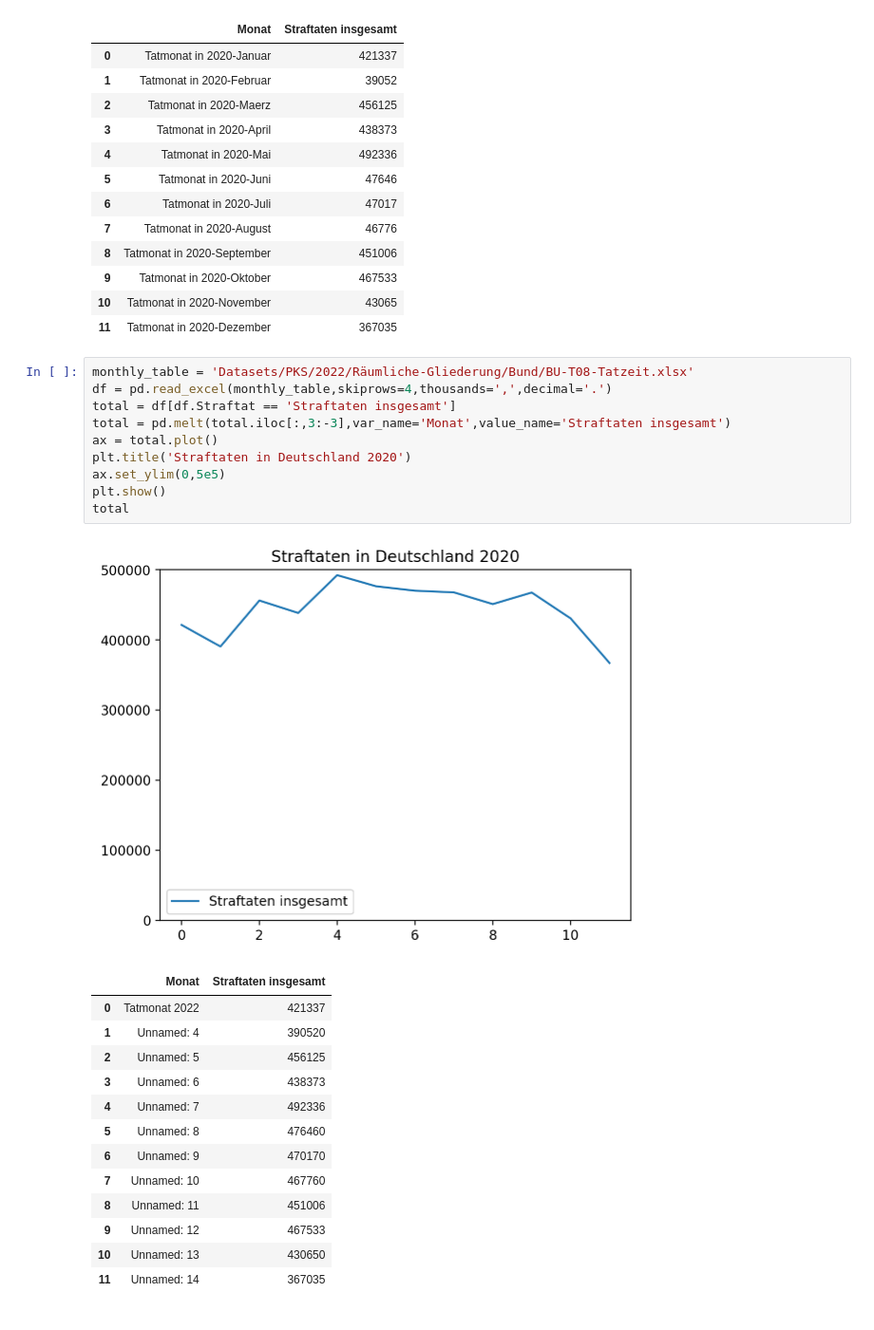
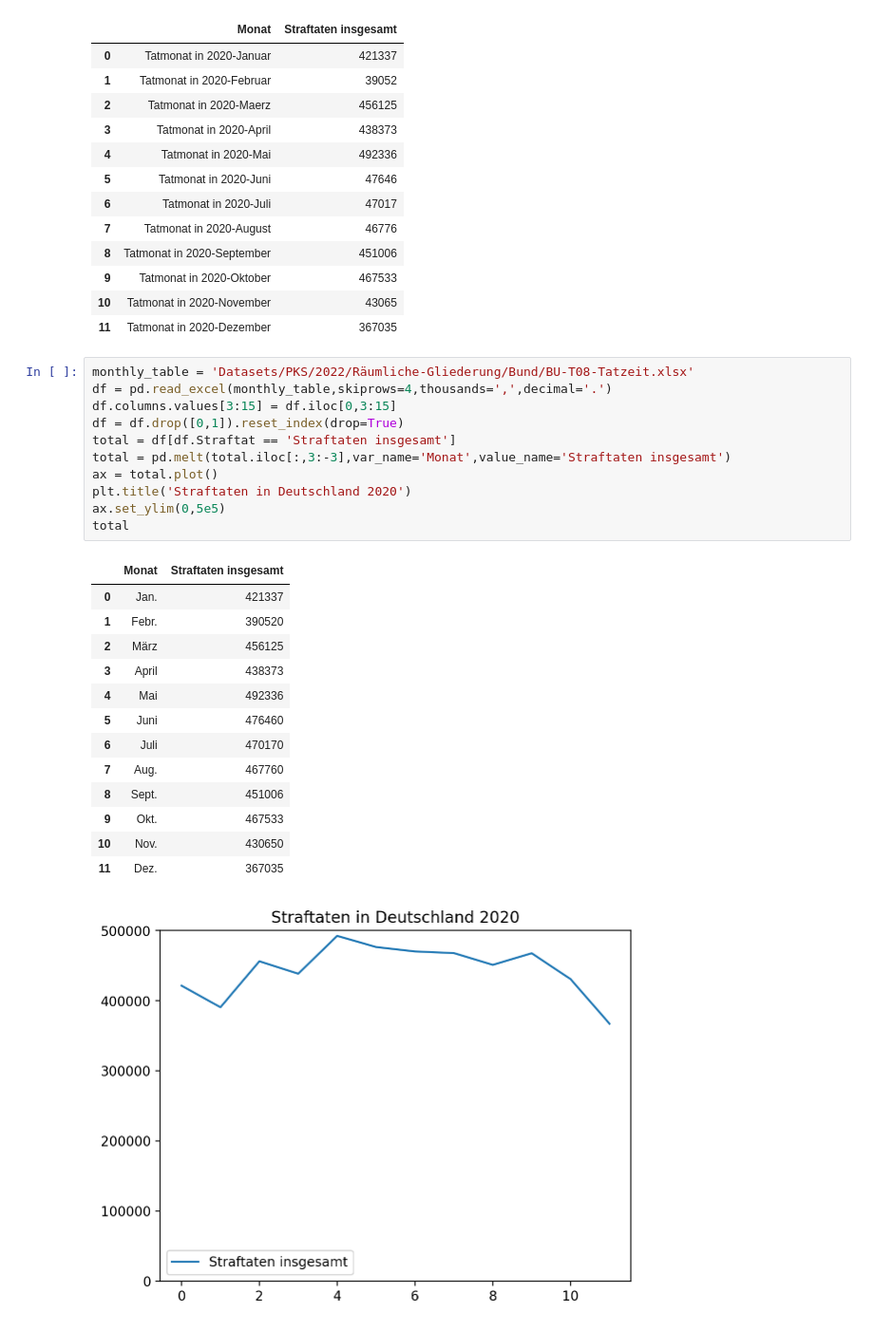
Before and after one commit to LukaslWeber/DataLit-Crime-Project, a Jupyter notebook: exploraton.ipynb, the cells around one changed output. Shown at 95% size. Drawn from its saved outputs; the diff is of its cells as text.

```diff
--- a/exploraton.ipynb
+++ b/exploraton.ipynb
@@ -83,25 +83,26 @@ total
 # %%
 monthly_table = 'Datasets/PKS/2022/Räumliche-Gliederung/Bund/BU-T08-Tatzeit.xlsx'
 df = pd.read_excel(monthly_table,skiprows=4,thousands=',',decimal='.')
+df.columns.values[3:15] = df.iloc[0,3:15]
+df = df.drop([0,1]).reset_index(drop=True)
 total = df[df.Straftat == 'Straftaten insgesamt']
 total = pd.melt(total.iloc[:,3:-3],var_name='Monat',value_name='Straftaten insgesamt')
 ax = total.plot()
 plt.title('Straftaten in Deutschland 2020')
 ax.set_ylim(0,5e5)
-plt.show()
 total
 # %% [output]
+|  | Monat | Straftaten insgesamt |
+| 0 | Jan. | 421337 |
+| 1 | Febr. | 390520 |
+| 2 | März | 456125 |
+| 3 | April | 438373 |
+| 4 | Mai | 492336 |
+| 5 | Juni | 476460 |
+| 6 | Juli | 470170 |
+| 7 | Aug. | 467760 |
+| 8 | Sept. | 451006 |
+| 9 | Okt. | 467533 |
+| 10 | Nov. | 430650 |
+| 11 | Dez. | 367035 |
 [figure]
-|  | Monat | Straftaten insgesamt |
-| 0 | Tatmonat 2022 | 421337 |
-| 1 | Unnamed: 4 | 390520 |
-| 2 | Unnamed: 5 | 456125 |
-| 3 | Unnamed: 6 | 438373 |
-| 4 | Unnamed: 7 | 492336 |
-| 5 | Unnamed: 8 | 476460 |
-| 6 | Unnamed: 9 | 470170 |
-| 7 | Unnamed: 10 | 467760 |
-| 8 | Unnamed: 11 | 451006 |
-| 9 | Unnamed: 12 | 467533 |
-| 10 | Unnamed: 13 | 430650 |
-| 11 | Unnamed: 14 | 367035 |
```
